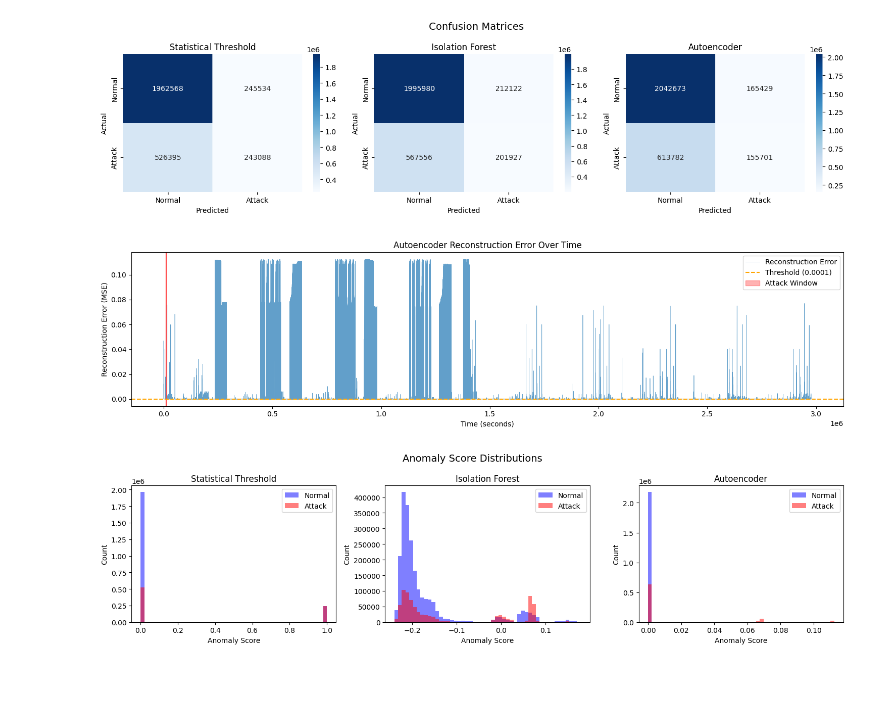
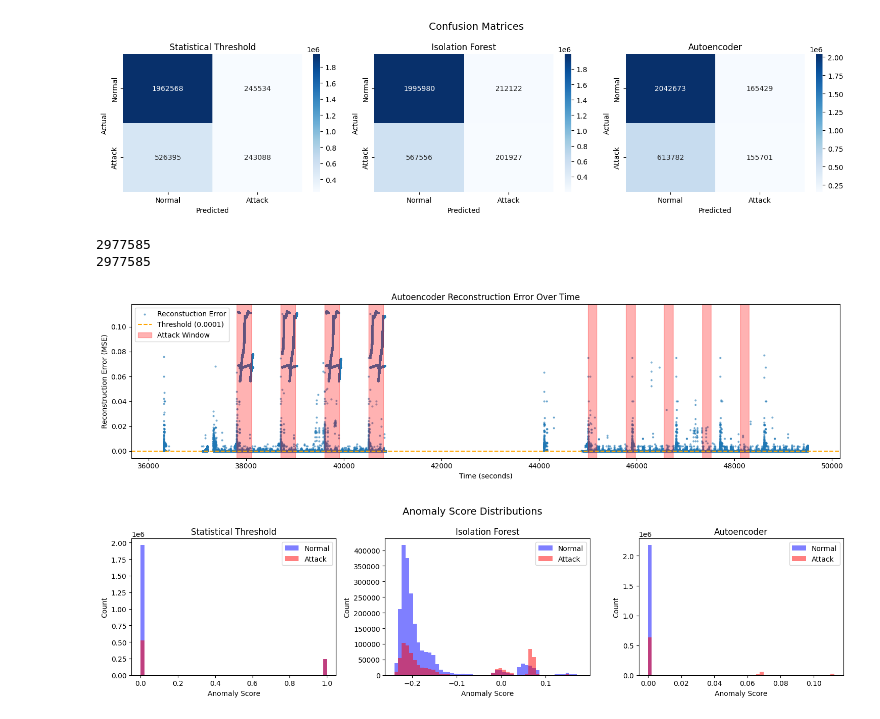
Before and after one commit to iamllcoolray/cis5370-final-project, a Jupyter notebook: swat-eval.ipynb, the cells around one changed output. Cells and saved outputs as stored; diff of their text form; code cells hidden in the pictures; blank space fills up the shorter version.

Commit message:
Fixed Autoencoder error over time graph for network data and made it a scatter plot

```diff
--- a/swat-eval.ipynb
+++ b/swat-eval.ipynb
@@ -590,14 +590,22 @@ for start, end in attack_times:
 # seperating the label from the rest of the data for modeling
 test_network_readings_labels = test_network_readings_df.pop("attack")
 # %%
+train_network_timestamp_columns = [col for col in train_network_readings_df.columns if "timestamp" in col]
+test_network_timestamp_columns = [col for col in test_network_readings_df.columns if "timestamp" in col]
+
+train_network_timestamps = train_network_readings_df[train_network_timestamp_columns].copy()
+test_network_timestamps = test_network_readings_df[test_network_timestamp_columns].copy()
+
 # dropping the timestamps from the train and test datasets
-train_network_readings_df = train_network_readings_df.drop(columns=[col for col in train_network_readings_df.columns if "timestamp" in col])
-test_network_readings_df = test_network_readings_df.drop(columns=[col for col in test_network_readings_df.columns if "timestamp" in col])
+train_network_readings_df = train_network_readings_df.drop(columns = train_network_timestamp_columns)
+test_network_readings_df = test_network_readings_df.drop(columns = test_network_timestamp_columns)
 
 
 print(f"train set: {train_network_readings_df.shape}")
 print(f"test set: {test_network_readings_df.shape}")
 print(test_network_readings_labels.sum())
+train_network_timestamps.columns
+test_network_timestamps.columns
 # %% [output]
 train set: (1651199, 59)
 test set: (2977585, 59)
@@ -857,35 +870,49 @@ plt.savefig("results/network_readings/confusion_matrices.png", dpi=150)
 plt.show()
 # %% [output]
 [figure]
+# %%
+print(len(test_network_timestamps))
+print(len(ae_reconstruction_errors))
+# %% [output]
+2977585
+2977585
 # %%
 # Reconstruction Error Over Time for the Autoencoder Model
 fig, ax = plt.subplots(figsize=(15, 4))
+timestamp_in_seconds = test_network_timestamps["bidirectional_first_seen_timestamp"].apply(
+    lambda t: t.hour*3600 + t.minute*60 + t.second + t.microsecond/1e6
+)
 
-ax.plot(ae_reconstruction_errors, linewidth=0.5, label="Reconstruction Error", alpha=0.7)
+ax.scatter(timestamp_in_seconds, ae_reconstruction_errors, s=4, alpha=0.5, label="Reconstuction Error")
+#ax.plot(timestamp_in_seconds, ae_reconstruction_errors, linewidth=0.5, label="Reconstruction Error", alpha=0.7)
 ax.axhline(ae_threshold, color="orange", linestyle="--", label=f"Threshold ({ae_threshold:.4f})")
 
 # Shade attack windows
 attack_windows_idx = [
-    (8700, 8880),   # 12:30 - 12:33
-    (9480, 9660),   # 12:43 - 12:46
-    (10260, 10440), # 12:56 - 12:59
-    (11040, 11220), # 13:09 - 13:12
-    (11820, 12000), # 13:22 - 13:25
+    (37800, 38100), # 10:30 - 10:35
+    (38700, 39000), # 10:45 - 10:50
+    (39600, 39900), # 11:00 - 11:05
+    (40500, 40800), # 11:15 - 11:20
+    (45000, 45180), # 12:30 - 12:33
+    (45780, 45960), # 12:43 - 12:46
+    (46560, 46740), # 12:56 - 12:59
+    (47340, 47520), # 13:09 - 13:12
+    (48120, 48300), # 13:22 - 13:25
 ]
 
 for i, (start, end) in enumerate(attack_windows_idx):
     ax.axvspan(start, end, alpha=0.3, color="red",
-               label="Attack Window" if i == 0 else "")
+    label="Attack Window" if i == 0 else "")
 
 ax.set_xlabel("Time (seconds)")
 ax.set_ylabel("Reconstruction Error (MSE)")
 ax.set_title("Autoencoder Reconstruction Error Over Time")
 ax.legend()
 plt.tight_layout()
 plt.savefig("results/network_readings/reconstruction_error.png", dpi=150)
 plt.show()
 # %% [output]
-[figure, old version]
+[figure, new version]
 # %%
 # Anomaly Score Distribution for Normal vs Attack Predictions
 fig, axes = plt.subplots(1, 3, figsize=(15, 4))
```
Also changed, not shown: parts of 1 cell of this notebook, 1 other file.
